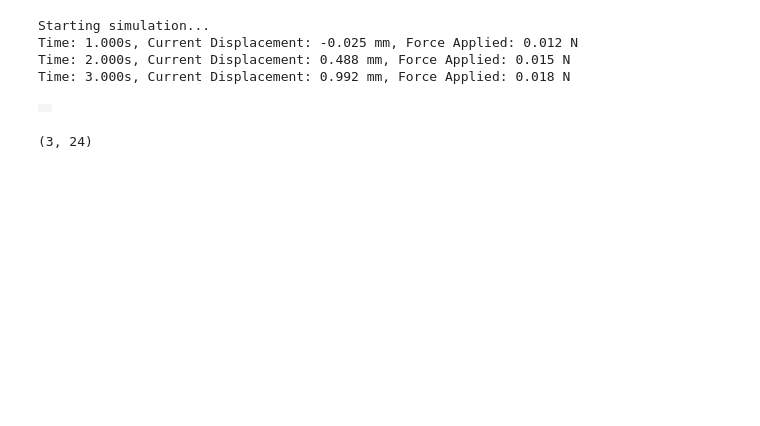
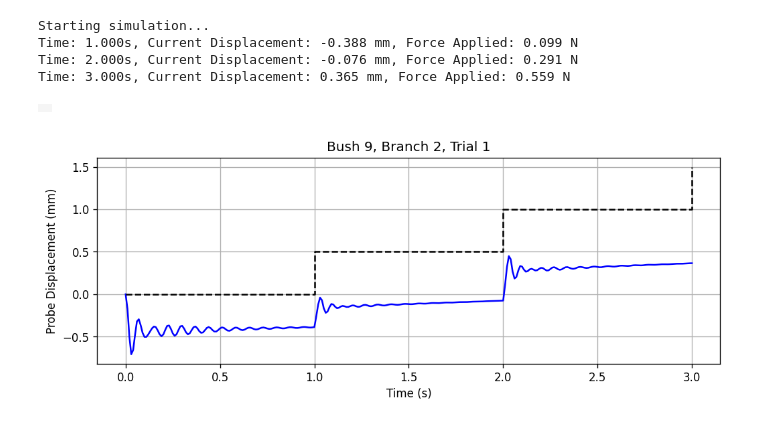
Before and after one commit to Intelligent-Machines-and-Materials-Lab/MuJoCoBlueberryModeling, a Jupyter notebook: src/nonIteratingBranchSim.ipynb, the cells around one changed output. Drawn from its saved outputs; the diff is of its cells as text; code cells hidden in the pictures; blank space fills up the shorter version.

```diff
--- a/src/nonIteratingBranchSim.ipynb
+++ b/src/nonIteratingBranchSim.ipynb
@@ -211,16 +218,18 @@ mujoco.mj_forward(model, data)
 
 model.opt.integrator = mujoco.mjtIntegrator.mjINT_IMPLICIT
 model.opt.solver = mujoco.mjtSolver.mjSOL_NEWTON
-model.opt.timestep = 0.00001  # seconds
+model.opt.timestep = 0.00002  # seconds
+model.opt.tolerance = 1e-8
 
 FRAMERATE = 60
-DURATION = 3 # TRIAL_LENGTH
+DURATION = 3 #TRIAL_LENGTH
 DATACAP_RATE = 100 # Hz, how often to record data from the simulation (in Hz)
 
 timevals = []
 posvals = []
 velvals = []
 forcevals = []
+probevals = []
 frames_stepped = []
 
 pre_control_timevals = []
@@ -234,12 +243,12 @@ probe_body_id = int(model.site_bodyid[probe_site_id])
 probe_init_xpos = data.site_xpos[probe_site_id].copy()
 
 # Tune these gains as needed
-pid = PID(Kp=150, Ki=20, Kd=10, setpoint=0)
+pid = PID(Kp=150, Ki=22, Kd=10, setpoint=0)
 pid.output_limits = (-10, 50)  # force limits in Newtons
 
 pid.setpoint = 0 # mm, total displacement
 CTRL_POS_UPDATE_RATE = 1 # Hz, how often to update the control position
-
+last_force = 0.0
 print("Starting simulation...")
 
 with mujoco.Renderer(model, width=640, height=480) as renderer:
@@ -248,7 +257,7 @@ with mujoco.Renderer(model, width=640, height=480) as renderer:
         current_disp_m = data.site_xpos[probe_site_id][0] - probe_init_xpos[0]
 
         # -- PID: drive current displacement toward target --
-        force_x = pid(current_disp_m)
+        force_x = last_force + pid(current_disp_m)
 
         # -- apply force at probe contact site --
         data.qfrc_applied[:] = 0
@@ -268,6 +277,7 @@ with mujoco.Renderer(model, width=640, height=480) as renderer:
             posvals.append(data.qpos.copy())
             velvals.append(data.qvel.copy())
             forcevals.append(force_x)
+            probevals.append(current_disp_m)
 
         # -- render the scene and save it --
         if len(frames_stepped) < data.time * FRAMERATE:
@@ -281,28 +291,54 @@ with mujoco.Renderer(model, width=640, height=480) as renderer:
             pre_control_forcevals.append(force_x)
             pre_control_posvals.append(data.qpos.copy())
             pre_control_probeposes.append(current_disp_m)
+            last_force = force_x
             print(f"Time: {data.time:.3f}s, Current Displacement: {current_disp_m*1000:.3f} mm, Force Applied: {force_x:.3f} N")
             pid.setpoint += 0.0005  # increment by 0.5 mm (0.0005 m)
 
 media.show_video(frames_stepped, fps=FRAMERATE)
 # %% [output]
 Starting simulation...
-Time: 1.000s, Current Displacement: -0.025 mm, Force Applied: 0.012 N
-Time: 2.000s, Current Displacement: 0.488 mm, Force Applied: 0.015 N
-Time: 3.000s, Current Displacement: 0.992 mm, Force Applied: 0.018 N
+Time: 1.000s, Current Displacement: -0.388 mm, Force Applied: 0.099 N
+Time: 2.000s, Current Displacement: -0.076 mm, Force Applied: 0.291 N
+Time: 3.000s, Current Displacement: 0.365 mm, Force Applied: 0.559 N
 |  |
+# %%
+dpi=120
+width=1200
+height=400
+figsize=(width/dpi, height/dpi)
+fig, ax = plt.subplots(figsize=figsize, dpi=dpi)
+
+probearray = np.array(probevals)*1000  # convert from m to mm for easier comparison to push data
+ax.plot(timevals, probearray, label='Simulation Probe Displacement', color='blue')
+ax.set_title(f'Bush {BUSH_NUM}, Branch {BRANCH_NUM}, Trial {TRIAL_NUM}')
+ax.set_xlabel('Time (s)')
+ax.set_ylabel('Probe Displacement (mm)')
+
+# Add a reference line that steps up by 0.001 every 1 second
+step_height = 0.5
+step_interval = 1.0
+step_times = np.arange(0, timevals[-1]+step_interval, step_interval)
+step_values = np.arange(0, step_height*len(step_times), step_height)
+# Interpolate to match the timevals for plotting as a step function
+step_ref = np.zeros_like(timevals)
+for i, t in enumerate(timevals):
+    idx = np.searchsorted(step_times, t, side='right')
+    step_ref[i] = step_values[idx-1]
+ax.step(timevals, step_ref, where='post', linestyle='--', color='black', label='0.001 step every 1s')
+# ax.legend()
+ax.grid(True)
+# %% [output]
+[figure, added]
 # %%
 # Convert lists to numpy arrays for easier manipulation
 pre_control_posvals_array = np.array(pre_control_posvals)*1000  # convert from m to mm for easier comparison to push data
 pre_control_timevals_array = np.array(pre_control_timevals)
+pre_control_forcevals_array = np.array(pre_control_forcevals)
 pre_control_probeposes_array = np.array(pre_control_probeposes)*1000  # convert from m to mm for easier comparison to push data
 
-# sim_data_df = pd.DataFrame({
-#     'Time (s)': pre_control_timevals_array,
-#     'Position (mm)': pre_control_posvals_array,
-#     'Probe (mm)': pre_control_probeposes_array
-# })
-
-print(pre_control_posvals_array.shape)
+sim_data_df = pd.DataFrame({
+    'Time (s)': pre_control_timevals_array,
+    'Probe (mm)': pre_control_probeposes_array,
+    'Force (N)': pre_control_forcevals_array
+})
-# %% [output]
-(3, 24)
```
Also changed, not shown: parts of 5 cells of this notebook, 1 other file.
